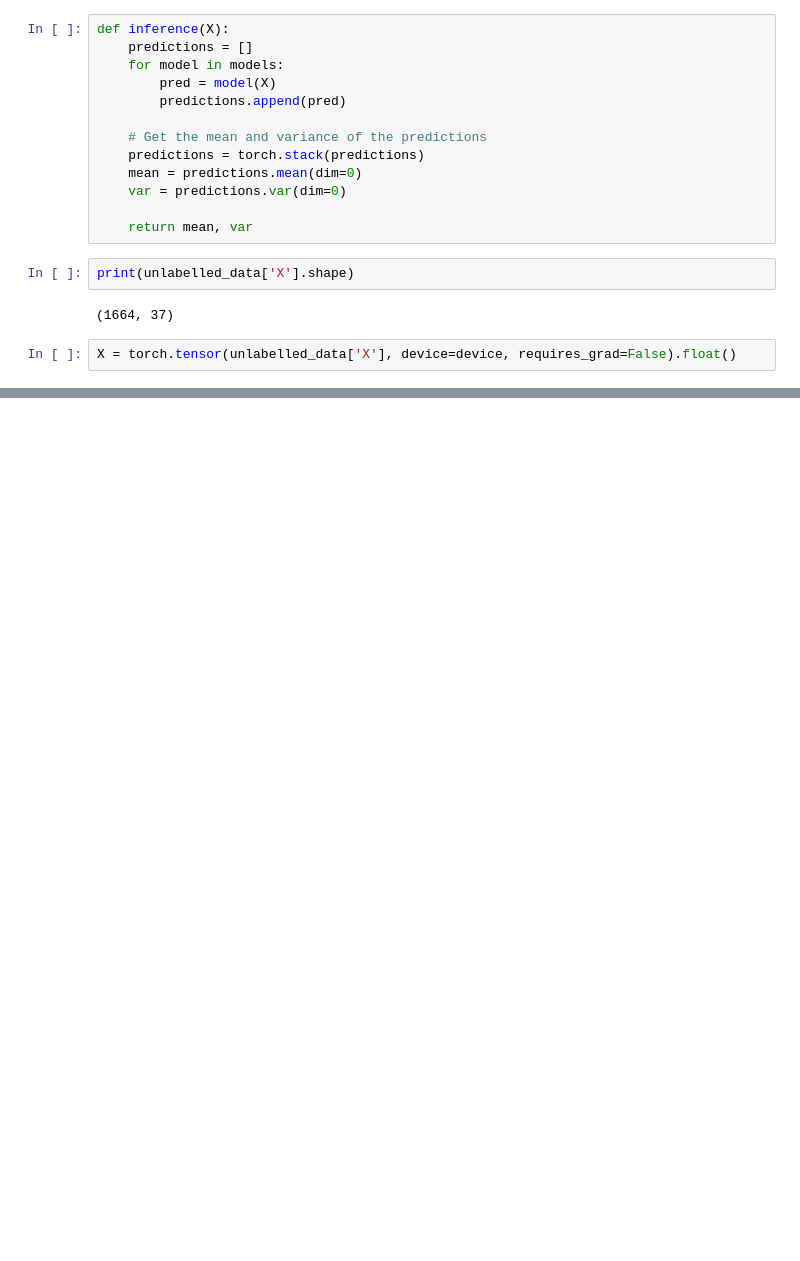
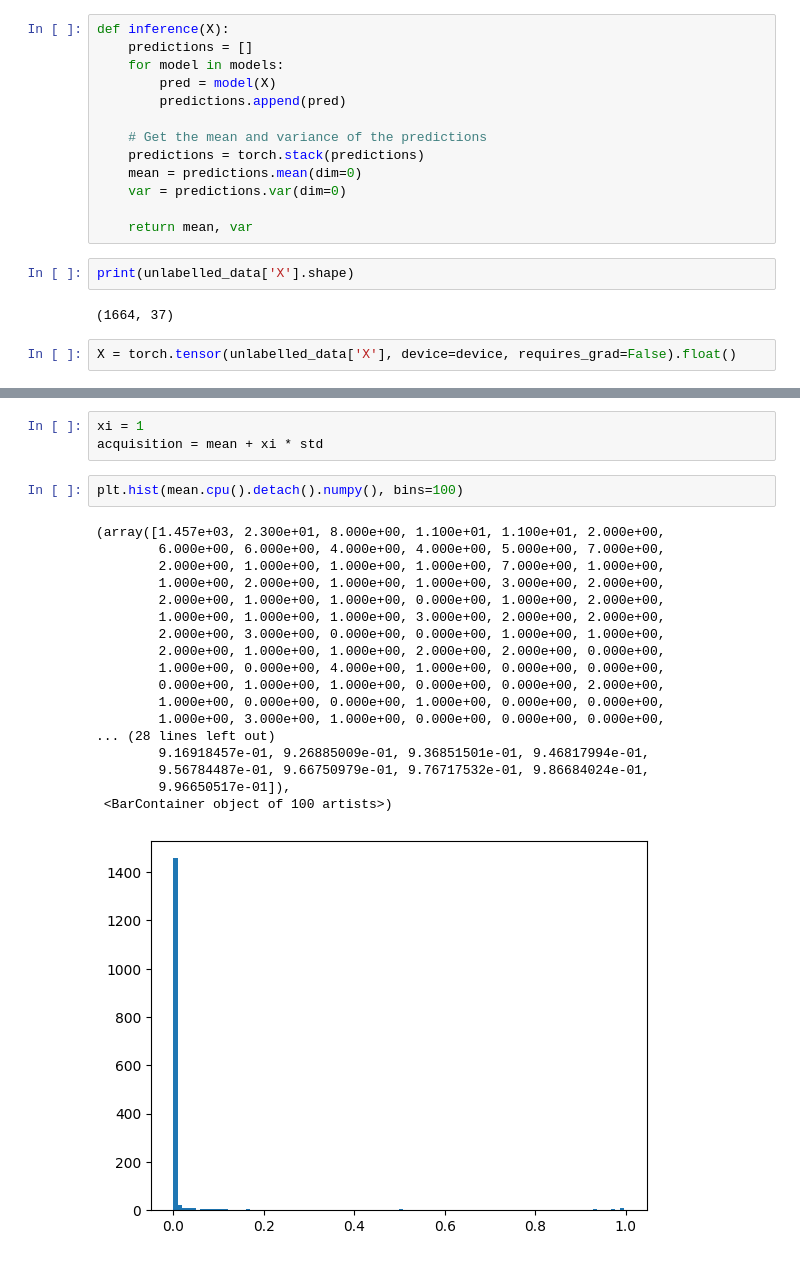
Before and after one commit to junhakunha/perovskite-phase-pred, a Jupyter notebook: notebooks/04_test_ensemble.ipynb, the cells around one changed output, grey strips where cells are left out. Saved outputs shown, nothing was run; the diff lists cells and outputs as text; blank space fills up the shorter version.

```diff
--- a/notebooks/04_test_ensemble.ipynb
+++ b/notebooks/04_test_ensemble.ipynb
@@ -71,0 +73,24 @@ tensor(0.9969, grad_fn=<MaxBackward1>) tensor(0.0765, grad_fn=<MaxBackward1>)
+# %%
+xi = 1
+acquisition = mean + xi * std
+# %%
+plt.hist(mean.cpu().detach().numpy(), bins=100)
+# %% [output]
+(array([1.457e+03, 2.300e+01, 8.000e+00, 1.100e+01, 1.100e+01, 2.000e+00,
+        6.000e+00, 6.000e+00, 4.000e+00, 4.000e+00, 5.000e+00, 7.000e+00,
+        2.000e+00, 1.000e+00, 1.000e+00, 1.000e+00, 7.000e+00, 1.000e+00,
+        1.000e+00, 2.000e+00, 1.000e+00, 1.000e+00, 3.000e+00, 2.000e+00,
+        2.000e+00, 1.000e+00, 1.000e+00, 0.000e+00, 1.000e+00, 2.000e+00,
+        1.000e+00, 1.000e+00, 1.000e+00, 3.000e+00, 2.000e+00, 2.000e+00,
+        2.000e+00, 3.000e+00, 0.000e+00, 0.000e+00, 1.000e+00, 1.000e+00,
+        2.000e+00, 1.000e+00, 1.000e+00, 2.000e+00, 2.000e+00, 0.000e+00,
+        1.000e+00, 0.000e+00, 4.000e+00, 1.000e+00, 0.000e+00, 0.000e+00,
+        0.000e+00, 1.000e+00, 1.000e+00, 0.000e+00, 0.000e+00, 2.000e+00,
+        1.000e+00, 0.000e+00, 0.000e+00, 1.000e+00, 0.000e+00, 0.000e+00,
+        1.000e+00, 3.000e+00, 1.000e+00, 0.000e+00, 0.000e+00, 0.000e+00,
+... (28 lines left out)
+        9.16918457e-01, 9.26885009e-01, 9.36851501e-01, 9.46817994e-01,
+        9.56784487e-01, 9.66750979e-01, 9.76717532e-01, 9.86684024e-01,
+        9.96650517e-01]),
+ <BarContainer object of 100 artists>)
+[figure, added]
```
Also changed, not shown: parts of 10 cells of this notebook, 31 other files.
